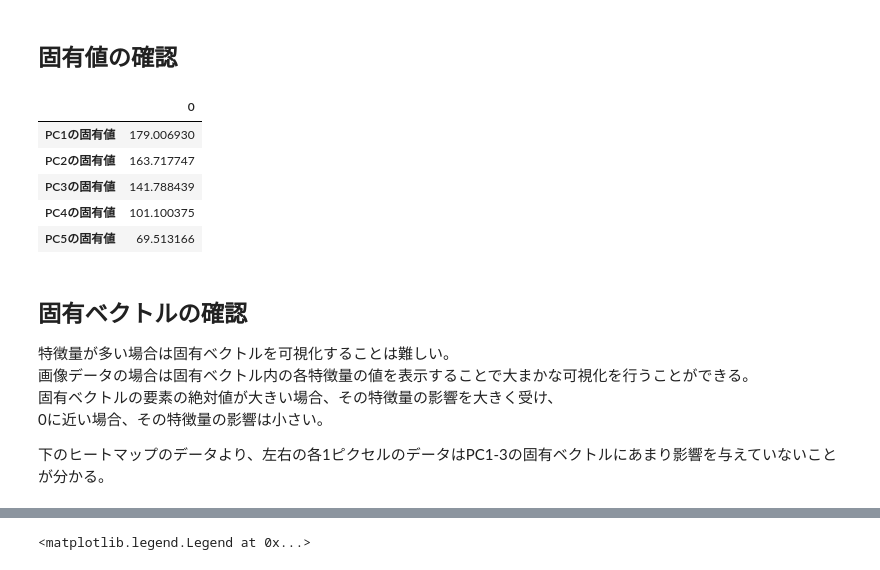
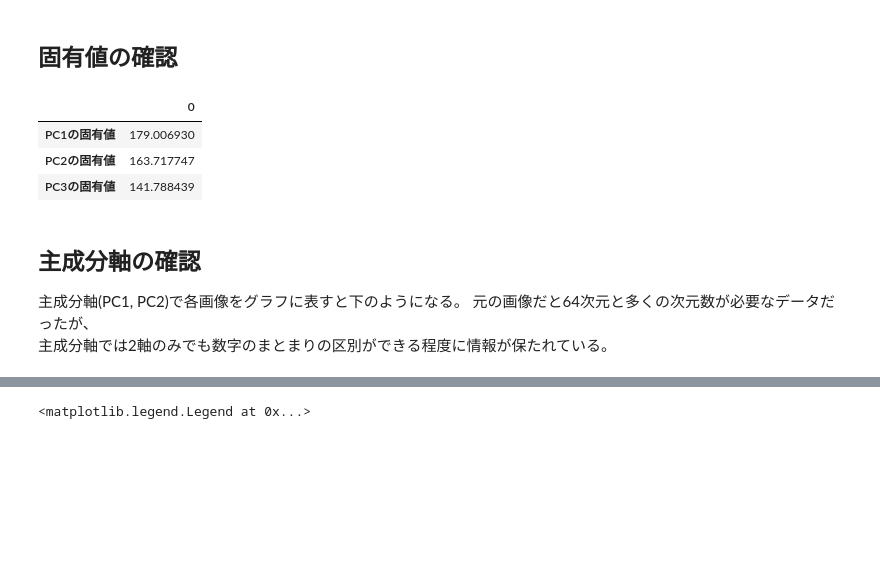
Before and after one commit to naonaorange/sklearn_tutorials, a Jupyter notebook: principal_component_analysis.ipynb, the cells around one changed output, grey strips where cells are left out. Cells and saved outputs as stored; diff of their text form; code cells hidden in the pictures; blank space fills up the shorter version.

```diff
--- a/principal_component_analysis.ipynb
+++ b/principal_component_analysis.ipynb
@@ -228,27 +226,22 @@ for i, data in enumerate(X[0:16]):
 import pandas as pd
 from sklearn.decomposition import PCA
 
-n_components = 64  #分析後の主成分数
+n_components = 3  #分析後の主成分数
 
 pca = PCA(n_components)
 X_pca = pca.fit_transform(X)
 # %% [markdown]
 ## 固有値の確認
 # %%
-idx=['PC1の固有値', 'PC2の固有値', 'PC3の固有値', 'PC4の固有値', 'PC5の固有値']
+idx=['PC1の固有値', 'PC2の固有値', 'PC3の固有値']
 pd.DataFrame(pca.explained_variance_[:5], index=idx)
 # %% [output]
 |  | 0 |
 | PC1の固有値 | 179.006930 |
 | PC2の固有値 | 163.717747 |
 | PC3の固有値 | 141.788439 |
-| PC4の固有値 | 101.100375 |
-| PC5の固有値 | 69.513166 |
 # %% [markdown]
-## 固有ベクトルの確認
-特徴量が多い場合は固有ベクトルを可視化することは難しい。
-画像データの場合は固有ベクトル内の各特徴量の値を表示することで大まかな可視化を行うことができる。
-固有ベクトルの要素の絶対値が大きい場合、その特徴量の影響を大きく受け、
-0に近い場合、その特徴量の影響は小さい。
-
-下のヒートマップのデータより、左右の各1ピクセルのデータはPC1-3の固有ベクトルにあまり影響を与えていないことが分かる。
+## 主成分軸の確認
+主成分軸(PC1, PC2)で各画像をグラフに表すと下のようになる。
+元の画像だと64次元と多くの次元数が必要なデータだったが、
+主成分軸では2軸のみでも数字のまとまりの区別ができる程度に情報が保たれている。
```
Also changed, not shown: parts of 8 cells of this notebook.
